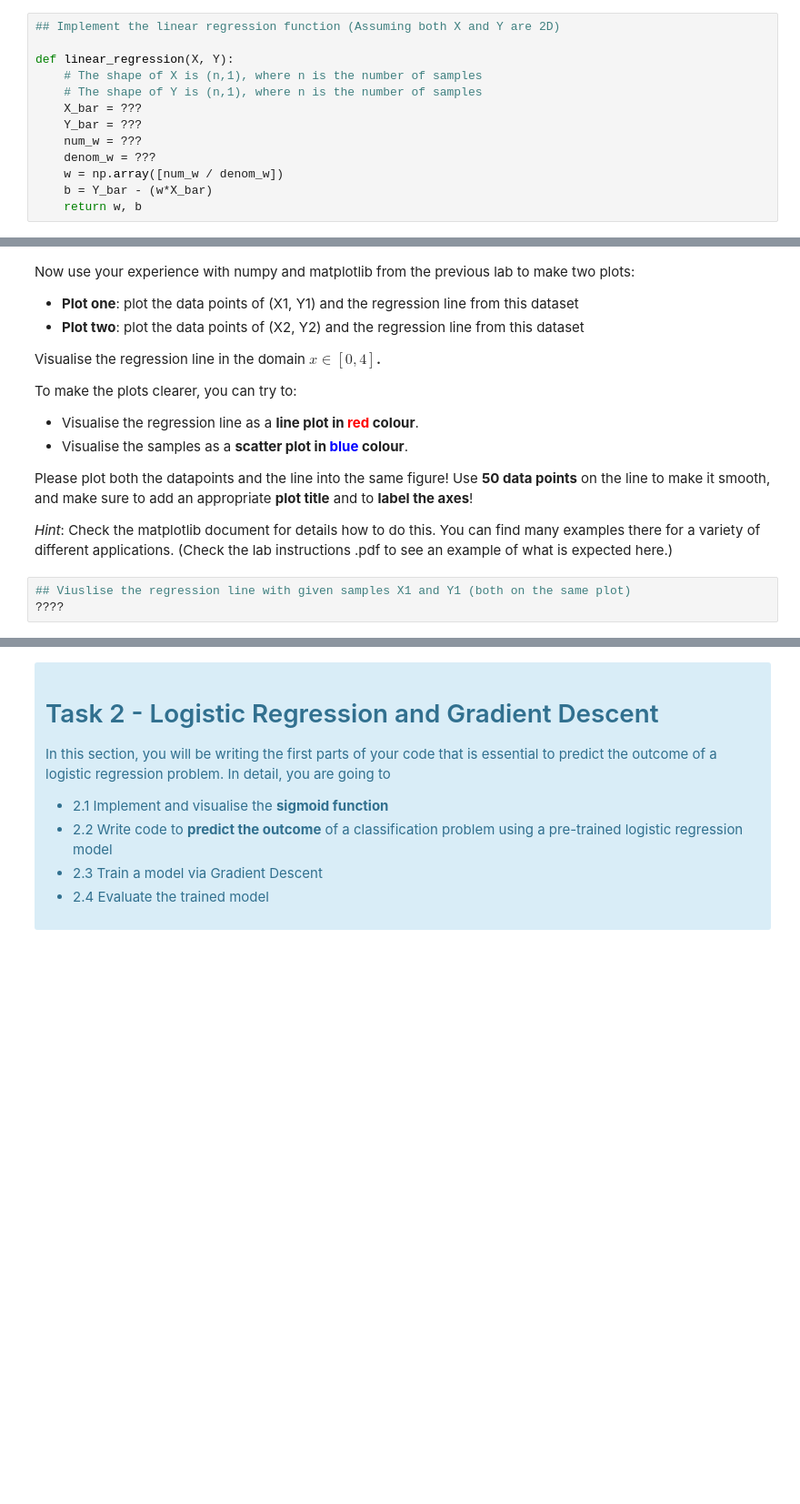
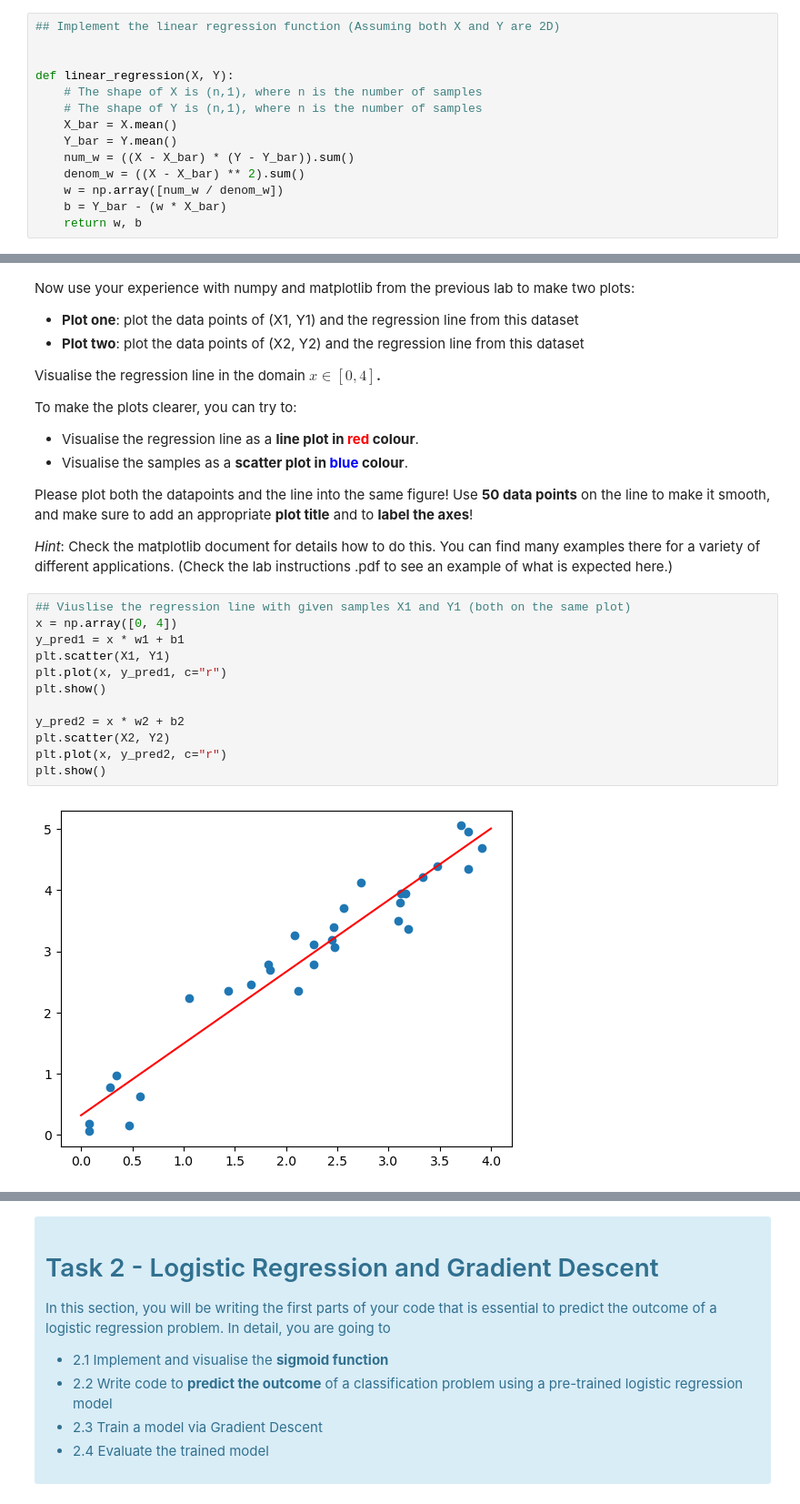
Before and after one commit to sqooid/ece4179-neural-networks, a Jupyter notebook: labs/lab-2/lab2_students.ipynb, the cells around one changed output, grey strips where cells are left out. Shown: that part at 91% size. Drawn from its saved outputs; the diff is of its cells as text; blank space fills up the shorter version.

```diff
--- a/labs/lab-2/lab2_students.ipynb
+++ b/labs/lab-2/lab2_students.ipynb
@@ -132,16 +132,17 @@ The input to your function is denoted X and Y, where X is a 2D array of shape $(
 _Hint_: Use the _numpy_ library you have been introduced to in the previous lab to allow easy computation of multi-dimensional input values as well.
 # %%
 ## Implement the linear regression function (Assuming both X and Y are 2D)
+
 
 def linear_regression(X, Y):
     # The shape of X is (n,1), where n is the number of samples
     # The shape of Y is (n,1), where n is the number of samples
-    X_bar = ???
-    Y_bar = ???
-    num_w = ???
-    denom_w = ???
+    X_bar = X.mean()
+    Y_bar = Y.mean()
+    num_w = ((X - X_bar) * (Y - Y_bar)).sum()
+    denom_w = ((X - X_bar) ** 2).sum()
     w = np.array([num_w / denom_w])
-    b = Y_bar - (w*X_bar)
+    b = Y_bar - (w * X_bar)
     return w, b
 # %% [markdown]
 <div class="alert alert-block alert-info">
@@ -237,4 +246,15 @@ Use **50 data points** on the line to make it smooth, and make sure to add an ap
 _Hint_: Check the matplotlib document for details how to do this. You can find many examples there for a variety of different applications. (Check the lab instructions .pdf to see an example of what is expected here.)
 # %%
 ## Viuslise the regression line with given samples X1 and Y1 (both on the same plot)
-????
+x = np.array([0, 4])
+y_pred1 = x * w1 + b1
+plt.scatter(X1, Y1)
+plt.plot(x, y_pred1, c="r")
+plt.show()
+
+y_pred2 = x * w2 + b2
+plt.scatter(X2, Y2)
+plt.plot(x, y_pred2, c="r")
+plt.show()
+# %% [output]
+[figure, added]
```
Also changed, not shown: parts of 23 cells of this notebook.
